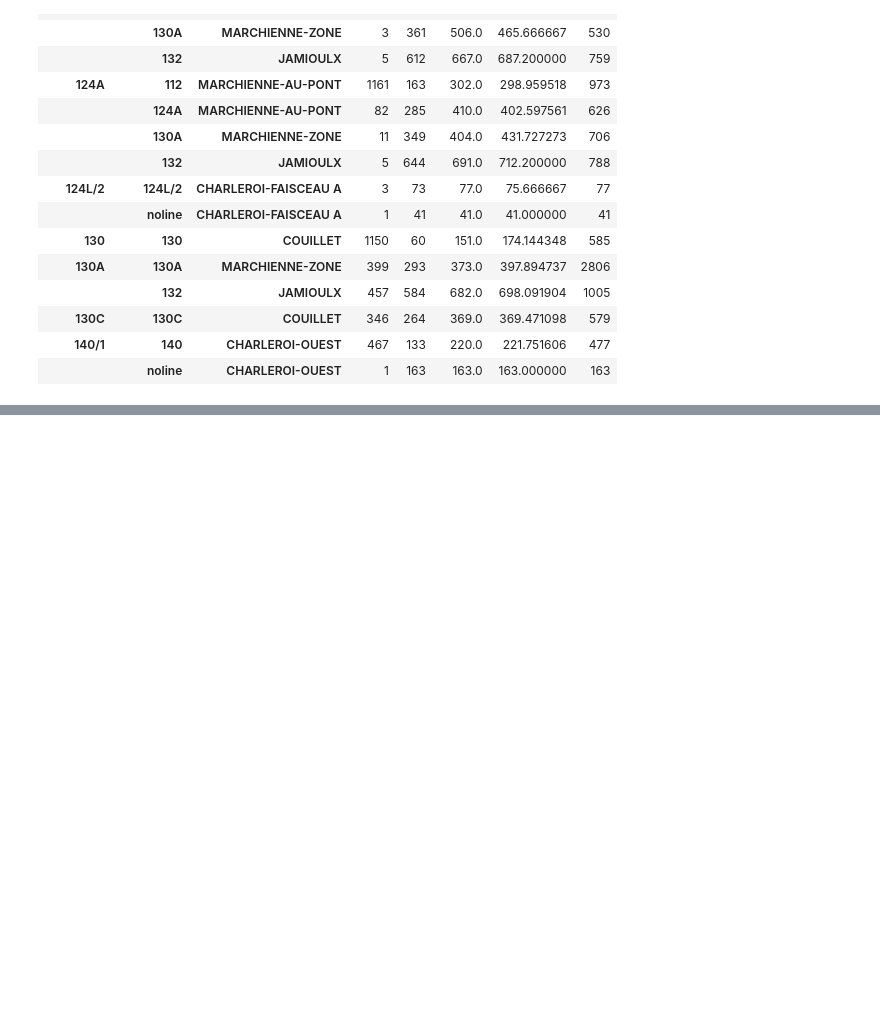
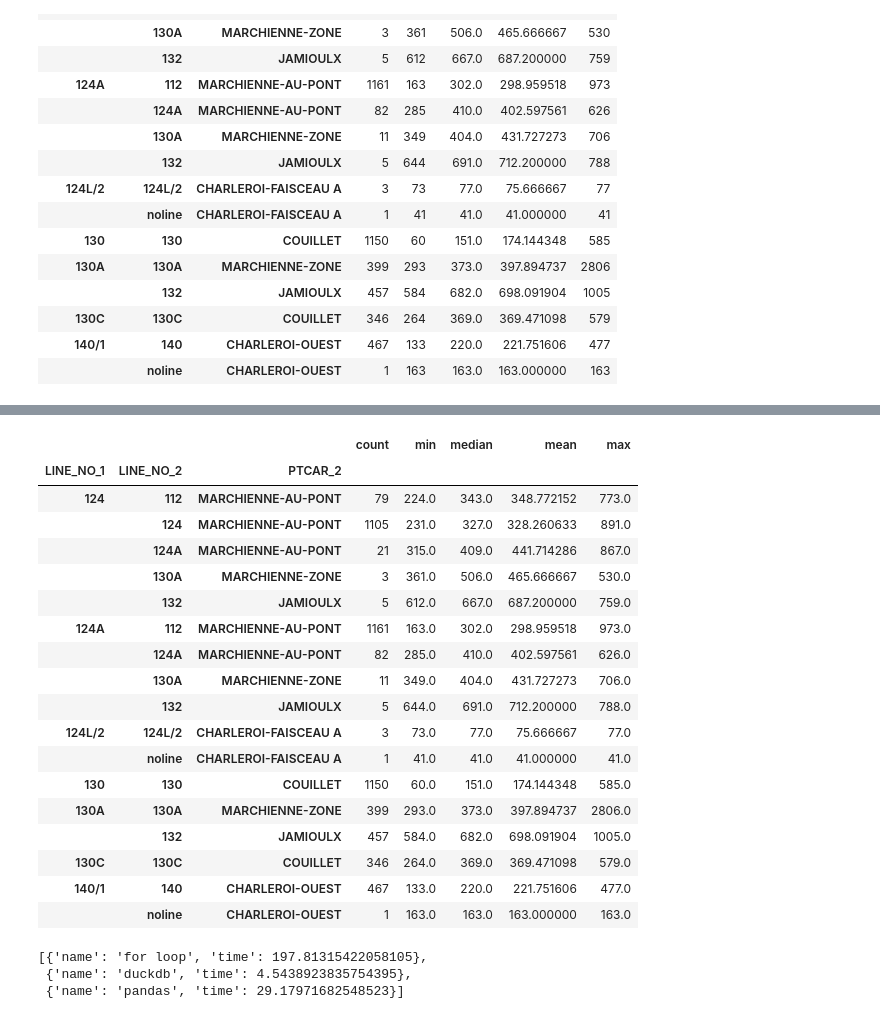
Before and after one commit to Thib-G/iter, a Jupyter notebook: 1-reframe_df.ipynb, the cells around one changed output, grey strips where cells are left out. Saved outputs shown, nothing was run; the diff lists cells and outputs as text; code cells hidden in the pictures; blank space fills up the shorter version.

```diff
--- a/1-reframe_df.ipynb
+++ b/1-reframe_df.ipynb
@@ -1,6 +1,8 @@
 # %%
 import pandas as pd
 import duckdb
+import time
+pd.set_option('display.max_columns', None)
 # %%
 # Return Speed in km/h from distance and time
 def to_km_h(distance, time):
@@ -125,3 +182,4 @@ df.loc[pd.isnull(df['PLANNED_DATE_DEP']), 'PLANNED_DATE_DEP'] = df.loc[pd.isnull
 df.loc[pd.isnull(df['REAL_DATE_ARR']), 'REAL_DATE_ARR'] = df.loc[pd.isnull(df['REAL_DATE_ARR']),'REAL_DATE_DEP']
 df.loc[pd.isnull(df['REAL_DATE_DEP']), 'REAL_DATE_DEP'] = df.loc[pd.isnull(df['REAL_DATE_DEP']),'REAL_DATE_ARR']
 df.loc[pd.isnull(df['LINE_NO_DEP']), 'LINE_NO_DEP'] = 'noline'
+df['i'] = df.index
@@ -195,0 +268,28 @@ df2.loc[df2['PTCAR_1'] == 'CHARLEROI-CENTRAL',:].groupby(['LINE_NO_1', 'LINE_NO_
+# %%
+df3.loc[df3['PTCAR_1'] == 'CHARLEROI-CENTRAL',:].groupby(['LINE_NO_1', 'LINE_NO_2', 'PTCAR_2'])['REAL_TIME'].aggregate(['count', 'min', 'median', 'mean', 'max'])
+# %% [output]
+|  |  |  | count | min | median | mean | max |
+| LINE_NO_1 | LINE_NO_2 | PTCAR_2 |  |  |  |  |  |
+| 124 | 112 | MARCHIENNE-AU-PONT | 79 | 224.0 | 343.0 | 348.772152 | 773.0 |
+|  | 124 | MARCHIENNE-AU-PONT | 1105 | 231.0 | 327.0 | 328.260633 | 891.0 |
+|  | 124A | MARCHIENNE-AU-PONT | 21 | 315.0 | 409.0 | 441.714286 | 867.0 |
+|  | 130A | MARCHIENNE-ZONE | 3 | 361.0 | 506.0 | 465.666667 | 530.0 |
+|  | 132 | JAMIOULX | 5 | 612.0 | 667.0 | 687.200000 | 759.0 |
+| 124A | 112 | MARCHIENNE-AU-PONT | 1161 | 163.0 | 302.0 | 298.959518 | 973.0 |
+|  | 124A | MARCHIENNE-AU-PONT | 82 | 285.0 | 410.0 | 402.597561 | 626.0 |
+|  | 130A | MARCHIENNE-ZONE | 11 | 349.0 | 404.0 | 431.727273 | 706.0 |
+|  | 132 | JAMIOULX | 5 | 644.0 | 691.0 | 712.200000 | 788.0 |
+| 124L/2 | 124L/2 | CHARLEROI-FAISCEAU A | 3 | 73.0 | 77.0 | 75.666667 | 77.0 |
+|  | noline | CHARLEROI-FAISCEAU A | 1 | 41.0 | 41.0 | 41.000000 | 41.0 |
+| 130 | 130 | COUILLET | 1150 | 60.0 | 151.0 | 174.144348 | 585.0 |
+| 130A | 130A | MARCHIENNE-ZONE | 399 | 293.0 | 373.0 | 397.894737 | 2806.0 |
+|  | 132 | JAMIOULX | 457 | 584.0 | 682.0 | 698.091904 | 1005.0 |
+| 130C | 130C | COUILLET | 346 | 264.0 | 369.0 | 369.471098 | 579.0 |
+| 140/1 | 140 | CHARLEROI-OUEST | 467 | 133.0 | 220.0 | 221.751606 | 477.0 |
+|  | noline | CHARLEROI-OUEST | 1 | 163.0 | 163.0 | 163.000000 | 163.0 |
+# %%
+times
+# %% [output]
+[{'name': 'for loop', 'time': 197.81315422058105},
+ {'name': 'duckdb', 'time': 4.5438923835754395},
+ {'name': 'pandas', 'time': 29.17971682548523}]
```
Also changed, not shown: parts of 12 cells of this notebook, 3 other files.
